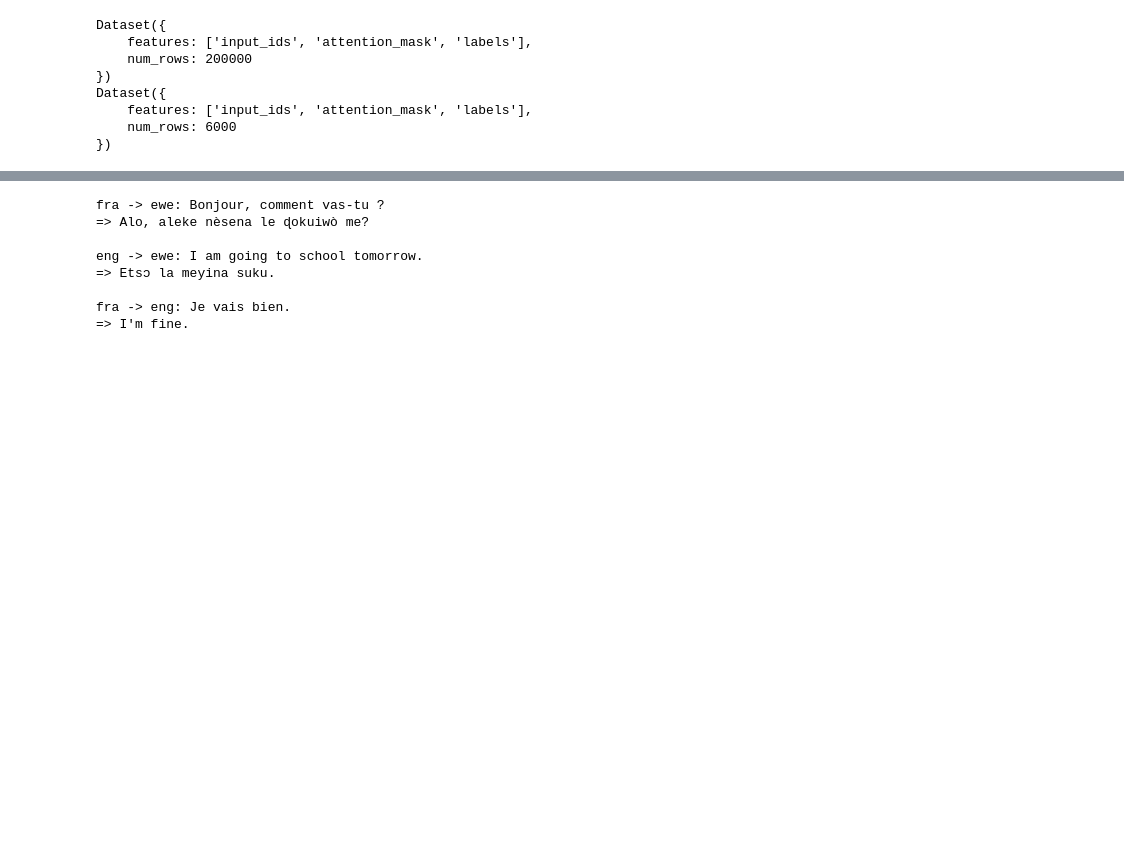
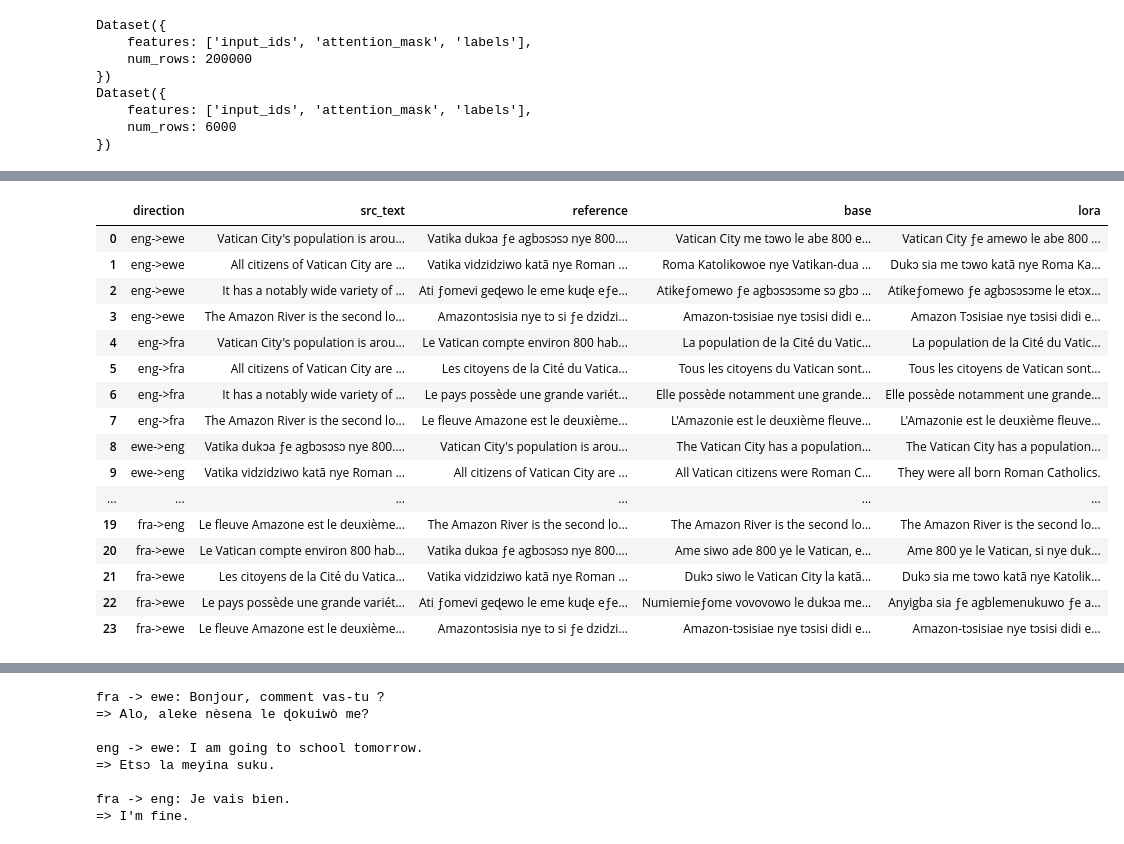
Before and after one commit to richkombate/miagbe_traduction_eng_fr_ewe-, a Jupyter notebook: notebooks/01_pipeline_nllb_lora.ipynb, the cells around one changed output, grey strips where cells are left out. Saved outputs shown, nothing was run; the diff lists cells and outputs as text; code cells hidden in the pictures; blank space fills up the shorter version.

```diff
--- a/notebooks/01_pipeline_nllb_lora.ipynb
+++ b/notebooks/01_pipeline_nllb_lora.ipynb
@@ -603,0 +625,68 @@ plt.show()
+# %%
+from sacrebleu import corpus_bleu, corpus_chrf
+from contextlib import nullcontext
+
+model.eval()
+flores_use_bf16 = (model.device.type == "cuda") and torch.cuda.is_bf16_supported()
+
+@torch.no_grad()
+def flores_generate(group, use_adapter):
+    tokenizer.src_lang = FLORES_LANGS[group.iloc[0]["src_lang"]]
+    forced_bos_token_id = tokenizer.convert_tokens_to_ids(FLORES_LANGS[group.iloc[0]["tgt_lang"]])
+    adapter_ctx = nullcontext() if use_adapter else model.disable_adapter()
+    autocast_ctx = torch.autocast("cuda", dtype=torch.bfloat16) if flores_use_bf16 else nullcontext()
+    preds = []
+    with adapter_ctx:
+        for batch in batched([str(x) for x in group["src_text"].tolist()], EVAL_BATCH_SIZE):
+            encoded = tokenizer(batch, return_tensors="pt", padding=True,
+                                truncation=True, max_length=MAX_SOURCE_LENGTH).to(model.device)
+            with autocast_ctx:
+                generated = model.generate(**encoded, forced_bos_token_id=forced_bos_token_id,
+                                           max_new_tokens=MAX_TARGET_LENGTH, num_beams=4)
+            preds.extend(tokenizer.batch_decode(generated, skip_special_tokens=True))
+    return preds
+
+flores_reports = []
+flores_examples = []
+for (src_lang, tgt_lang), group in flores_df.groupby(["src_lang", "tgt_lang"], sort=True):
+    group = group.sample(n=min(MAX_EVAL_PER_DIRECTION, len(group)), random_state=42).reset_index(drop=True)
+    refs = group["tgt_text"].astype(str).tolist()
+    base_preds = flores_generate(group, use_adapter=False)
+    lora_preds = flores_generate(group, use_adapter=True)
+    base_bleu = float(corpus_bleu(base_preds, [refs]).score)
+    lora_bleu = float(corpus_bleu(lora_preds, [refs]).score)
+    base_chrf = float(corpus_chrf(base_preds, [refs]).score)
+    lora_chrf = float(corpus_chrf(lora_preds, [refs]).score)
+    flores_reports.append({
+        "direction": f"{src_lang}->{tgt_lang}", "rows": len(group),
+        "base_bleu": round(base_bleu, 2), "lora_bleu": round(lora_bleu, 2), "d_bleu": round(lora_bleu - base_bleu, 2),
+        "base_chrf": round(base_chrf, 2), "lora_chrf": round(lora_chrf, 2), "d_chrf": round(lora_chrf - base_chrf, 2),
+    })
+    for i in range(min(4, len(group))):
+        flores_examples.append({
+            "direction": f"{src_lang}->{tgt_lang}", "src_text": group.loc[i, "src_text"],
+            "reference": refs[i], "base": base_preds[i], "lora": lora_preds[i],
+        })
+
+flores_report_df = pd.DataFrame(flores_reports)
+moyenne = {
+    "direction": "MOYENNE", "rows": int(flores_report_df["rows"].sum()),
+    "base_bleu": round(flores_report_df["base_bleu"].mean(), 2),
+    "lora_bleu": round(flores_report_df["lora_bleu"].mean(), 2),
+    "d_bleu": round(flores_report_df["d_bleu"].mean(), 2),
+    "base_chrf": round(flores_report_df["base_chrf"].mean(), 2),
+    "lora_chrf": round(flores_report_df["lora_chrf"].mean(), 2),
+    "d_chrf": round(flores_report_df["d_chrf"].mean(), 2),
+}
+flores_report_df = pd.concat([flores_report_df, pd.DataFrame([moyenne])], ignore_index=True)
+flores_examples_df = pd.DataFrame(flores_examples)
+flores_report_path = OUTPUT_DIR / "flores_base_vs_lora.csv"
+flores_examples_path = OUTPUT_DIR / "flores_base_vs_lora_examples.csv"
+flores_report_df.to_csv(flores_report_path, index=False, encoding="utf-8")
+flores_examples_df.to_csv(flores_examples_path, index=False, encoding="utf-8")
+
+display(flores_report_df)
+display(flores_examples_df)
+print("Rapport:", flores_report_path)
+print("Exemples:", flores_examples_path)
+# %% [output]
@@ -603,0 +701,17 @@ plt.show()
+|  | direction | src_text | reference | base | lora |
+| 0 | eng->ewe | Vatican City's population is arou... | Vatika dukͻa ƒe agbͻsͻsͻ nye 800.... | Vatican City me tɔwo le abe 800 e... | Vatican City ƒe amewo le abe 800 ... |
+| 1 | eng->ewe | All citizens of Vatican City are ... | Vatika vidzidziwo katã nye Roman ... | Roma Katolikowoe nye Vatikan-dua ... | Dukɔ sia me tɔwo katã nye Roma Ka... |
+| 2 | eng->ewe | It has a notably wide variety of ... | Ati ƒomevi geɖewo le eme kuɖe eƒe... | Atikeƒomewo ƒe agbɔsɔsɔme sɔ gbɔ ... | Atikeƒomewo ƒe agbɔsɔsɔme le etɔx... |
+| 3 | eng->ewe | The Amazon River is the second lo... | Amazontͻsisia nye tͻ si ƒe dzidzi... | Amazon-tɔsisiae nye tɔsisi didi e... | Amazon Tɔsisiae nye tɔsisi didi e... |
+| 4 | eng->fra | Vatican City's population is arou... | Le Vatican compte environ 800 hab... | La population de la Cité du Vatic... | La population de la Cité du Vatic... |
+| 5 | eng->fra | All citizens of Vatican City are ... | Les citoyens de la Cité du Vatica... | Tous les citoyens du Vatican sont... | Tous les citoyens de Vatican sont... |
+| 6 | eng->fra | It has a notably wide variety of ... | Le pays possède une grande variét... | Elle possède notamment une grande... | Elle possède notamment une grande... |
+| 7 | eng->fra | The Amazon River is the second lo... | Le fleuve Amazone est le deuxième... | L'Amazonie est le deuxième fleuve... | L'Amazonie est le deuxième fleuve... |
+| 8 | ewe->eng | Vatika dukͻa ƒe agbͻsͻsͻ nye 800.... | Vatican City's population is arou... | The Vatican City has a population... | The Vatican City has a population... |
+| 9 | ewe->eng | Vatika vidzidziwo katã nye Roman ... | All citizens of Vatican City are ... | All Vatican citizens were Roman C... | They were all born Roman Catholics. |
+| ... | ... | ... | ... | ... | ... |
+| 19 | fra->eng | Le fleuve Amazone est le deuxième... | The Amazon River is the second lo... | The Amazon River is the second lo... | The Amazon River is the second lo... |
+| 20 | fra->ewe | Le Vatican compte environ 800 hab... | Vatika dukͻa ƒe agbͻsͻsͻ nye 800.... | Ame siwo ade 800 ye le Vatican, e... | Ame 800 ye le Vatican, si nye duk... |
+| 21 | fra->ewe | Les citoyens de la Cité du Vatica... | Vatika vidzidziwo katã nye Roman ... | Dukɔ siwo le Vatican City la katã... | Dukɔ sia me tɔwo katã nye Katolik... |
+| 22 | fra->ewe | Le pays possède une grande variét... | Ati ƒomevi geɖewo le eme kuɖe eƒe... | Numiemieƒome vovovowo le dukɔa me... | Anyigba sia ƒe agblemenukuwo ƒe a... |
+| 23 | fra->ewe | Le fleuve Amazone est le deuxième... | Amazontͻsisia nye tͻ si ƒe dzidzi... | Amazon-tɔsisiae nye tɔsisi didi e... | Amazon-tɔsisiae nye tɔsisi didi e... |
```
Also changed, not shown: parts of 30 cells of this notebook, 1 other file.
